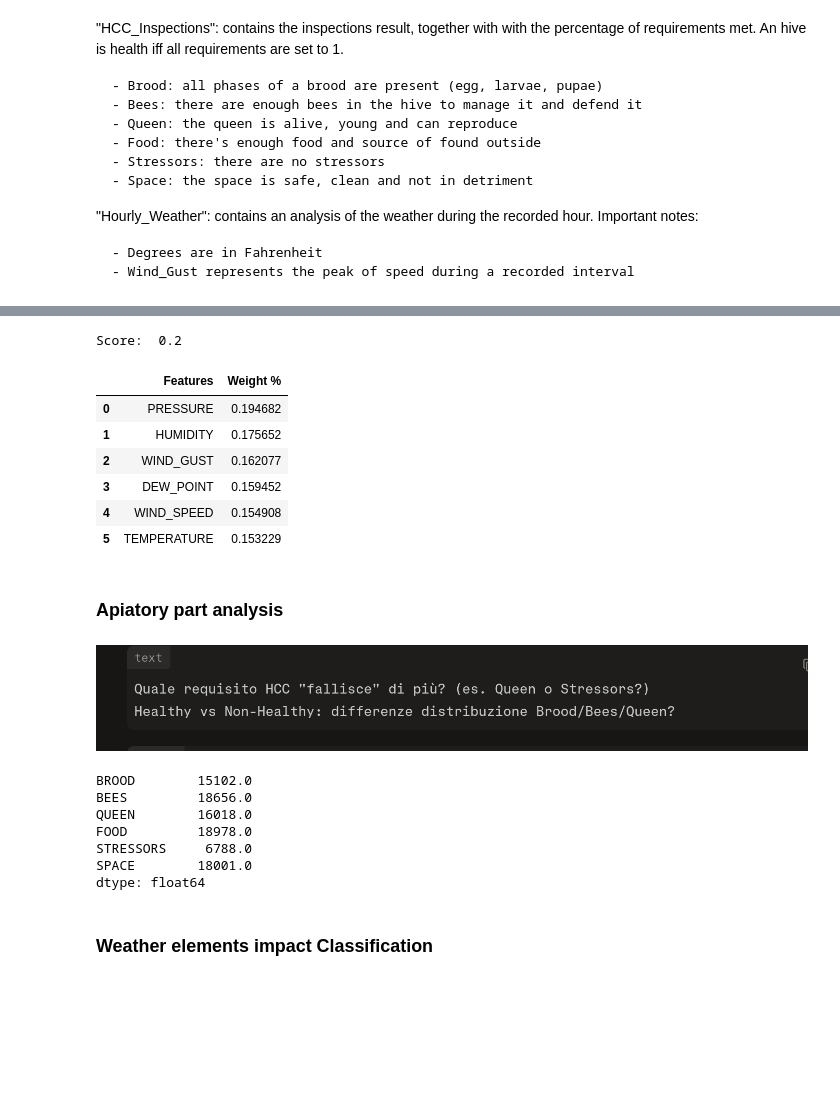
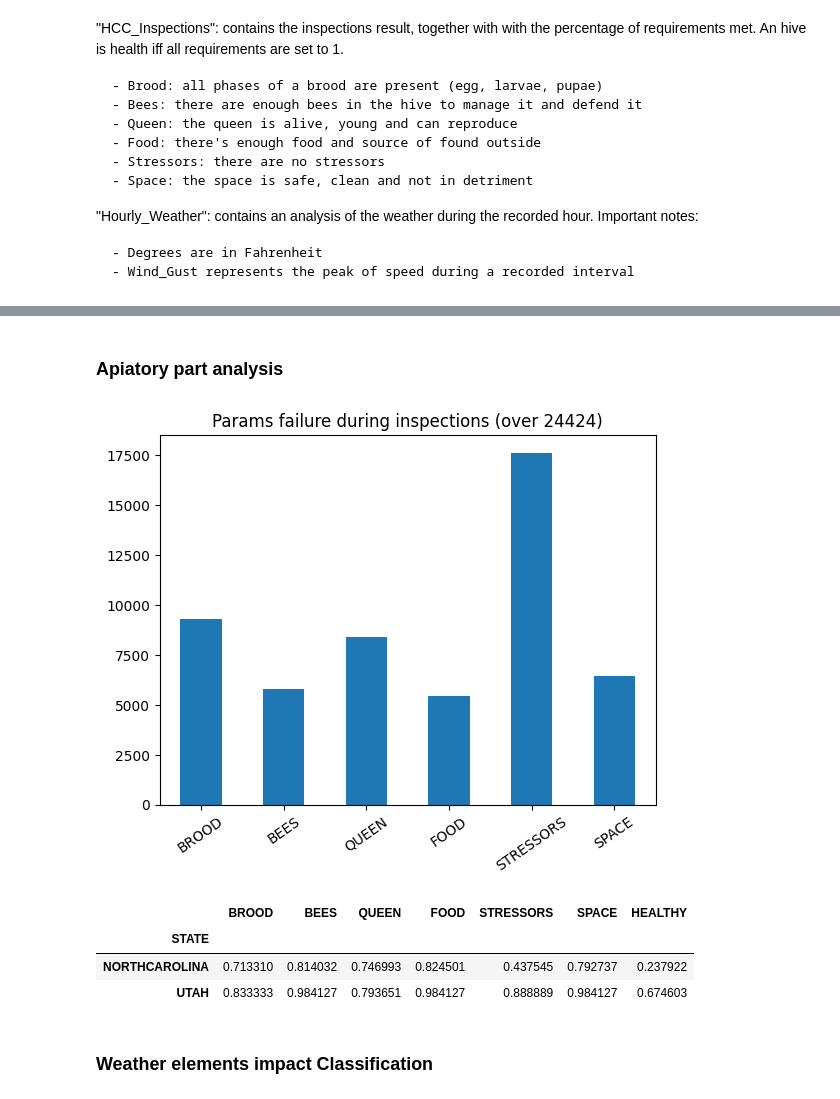
Before and after one commit to Ddav3/Bees_production_analysis, a Jupyter notebook: honey_production.ipynb, the cells around one changed output, grey strips where cells are left out. Saved outputs shown, nothing was run; the diff lists cells and outputs as text; code cells hidden in the pictures; blank space fills up the shorter version.

```diff
--- a/honey_production.ipynb
+++ b/honey_production.ipynb
@@ -239,9 +240,11 @@ weather_part.Date = pd.to_datetime(weather_part.Date, format="%m/%d/%Y")
 inspections_on_weather_df = weather_part.merge(apiary_part, on="Date")
 inspections_on_weather_df.dropna(axis= 0, inplace=True)
 inspections_on_weather_df.columns = inspections_on_weather_df.columns.map(str.upper)
+inspections_on_weather_df.rename(columns = {"INPSECTIONID" : "INSPECTIONID"}, inplace=True)
 inspections_on_weather_df.HEALTHY = inspections_on_weather_df.HEALTHY.map(lambda x : 1 if x == "Yes" else 0)
 
 inspections_on_weather_df.STATE = inspections_on_weather_df.STATE.map(lambda x: "NORTHCAROLINA" if x == "NC" else "UTAH")
 inspections_on_weather_df[["TEMPERATURE", "HUMIDITY", "DEW_POINT", "WIND_SPEED", "WIND_GUST", "PRESSURE", "PRECIP"]] = inspections_on_weather_df[["TEMPERATURE", "HUMIDITY", "DEW_POINT", "WIND_SPEED", "WIND_GUST", "PRESSURE", "PRECIP"]].apply(lambda x: pd.to_numeric(x.str.strip()) if x.dtype == "object" else pd.to_numeric(x))
 
 inspections_on_weather_df_copy = inspections_on_weather_df.copy()
+inspections_on_weather_df.columns
@@ -248,46 +260,21 @@ inspections_on_weather_df_copy = inspections_on_weather_df.copy()
-# %%
-# Analysis based on the fact that, for some reason, even though the North Carolina uses a lot more pesticide in variety and quantity than
-# Utah, it's honey production still stayed higher#
-inspections_on_weather_df = inspections_on_weather_df_copy
-
-inspections_on_weather_df["YEAR"] = inspections_on_weather_df.DATE.dt.year
-
-inspections_on_weather_df["MONTH"] = inspections_on_weather_df.DATE.dt.month
-inspections_on_weather_df = inspections_on_weather_df.groupby(["STATE", "YEAR", "MONTH"])[["TEMPERATURE", "HUMIDITY", "DEW_POINT", "WIND_SPEED", "WIND_GUST", "PRESSURE", "PRECIP","STRESSORS"]]
-inspections_on_weather_df = inspections_on_weather_df.mean(numeric_only=True).round(2)*100
-
-inspections_on_weather_df
-result, _ = utils.random_forest(inspections_on_weather_df.drop(["STRESSORS","PRECIP"], axis = 1),inspections_on_weather_df.STRESSORS, 700)
-result
-# %% [output]
-Score:  0.2
-|  | Features | Weight % |
-| 0 | PRESSURE | 0.194682 |
-| 1 | HUMIDITY | 0.175652 |
-| 2 | WIND_GUST | 0.162077 |
-| 3 | DEW_POINT | 0.159452 |
-| 4 | WIND_SPEED | 0.154908 |
-| 5 | TEMPERATURE | 0.153229 |
 # %% [markdown]
 ### Apiatory part analysis
-# %% [markdown]
-![image.png](attachment:image.png)
 # %%
-failed_params = inspections_on_weather_df[inspections_on_weather_df.HEALTHY == 0][["BROOD", "BEES", "QUEEN", "FOOD", "STRESSORS", "SPACE"]]
-failed_params.sum()
-
-
-# failed_params = failed_params[["BROOD", "BEES", "QUEEN", "FOOD", "STRESSORS", "SPACE"]]
-# failed_params
+inspections_on_weather_df = inspections_on_weather_df_copy
+failed_rows = inspections_on_weather_df[inspections_on_weather_df.HEALTHY == 0].shape[0]
+failed_params = inspections_on_weather_df[inspections_on_weather_df.HEALTHY == 0][["BROOD", "BEES", "QUEEN", "FOOD", "STRESSORS", "SPACE"]].sum()
+failed_params = failed_rows - failed_params
+plot = failed_params.plot(kind = "bar",
+                   title = f"Params failure during inspections (over {inspections_on_weather_df[inspections_on_weather_df.HEALTHY == 0].shape[0]})")
+plot.tick_params(axis = "x", rotation = 35)
 # %% [output]
-BROOD        15102.0
-BEES         18656.0
-QUEEN        16018.0
-FOOD         18978.0
-STRESSORS     6788.0
-SPACE        18001.0
-dtype: float64
+[figure, added]
 # %%
-#analisi basata sul fatto che raggruppi per stato
+inspections_on_weather_df.groupby("STATE")[[ "BROOD", "BEES", "QUEEN", "FOOD", "STRESSORS", "SPACE", "HEALTHY"]].mean()
+# %% [output]
+|  | BROOD | BEES | QUEEN | FOOD | STRESSORS | SPACE | HEALTHY |
+| STATE |  |  |  |  |  |  |  |
+| NORTHCAROLINA | 0.713310 | 0.814032 | 0.746993 | 0.824501 | 0.437545 | 0.792737 | 0.237922 |
+| UTAH | 0.833333 | 0.984127 | 0.793651 | 0.984127 | 0.888889 | 0.984127 | 0.674603 |
 # %% [markdown]
 ### Weather elements impact Classification
```
Also changed, not shown: parts of 4 cells of this notebook.
